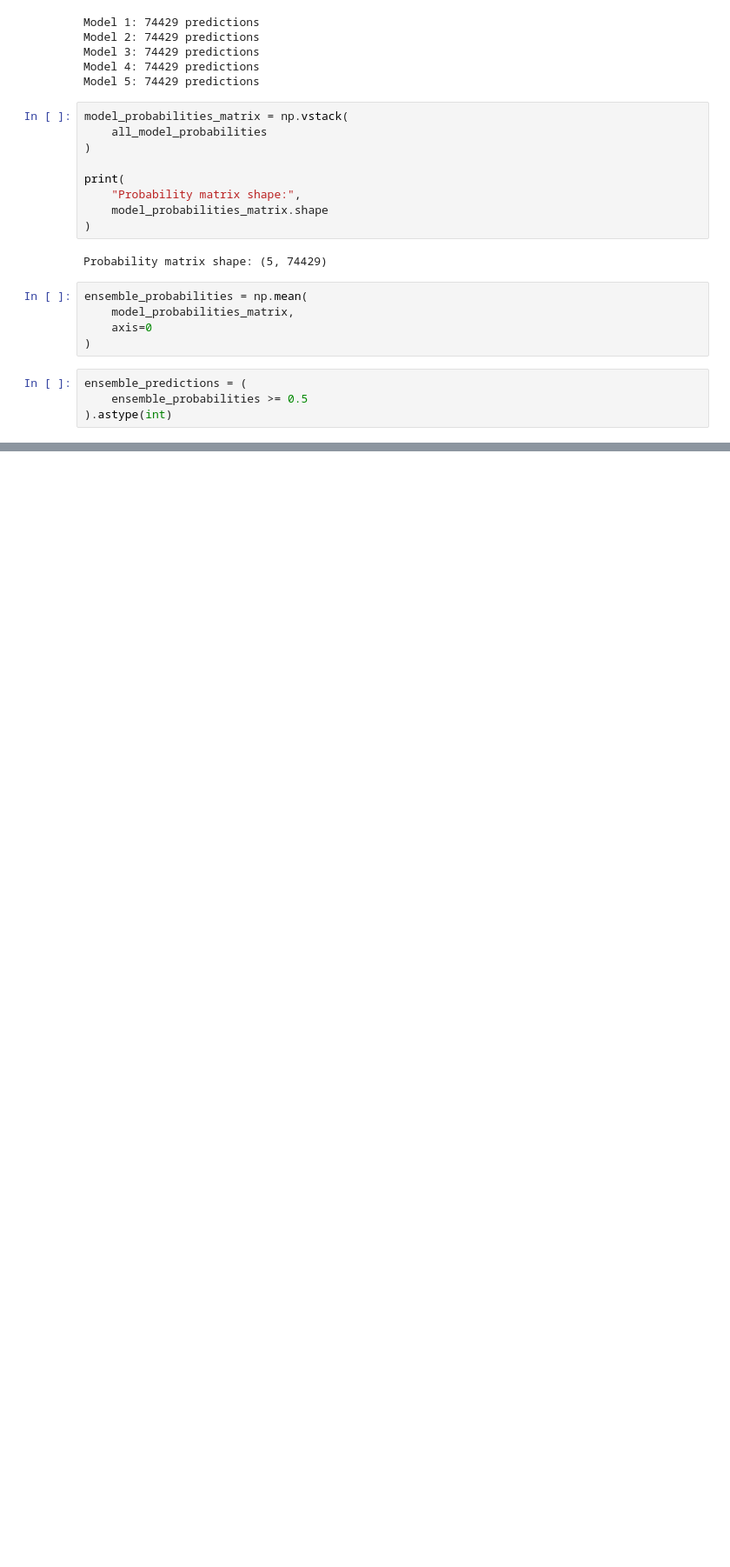
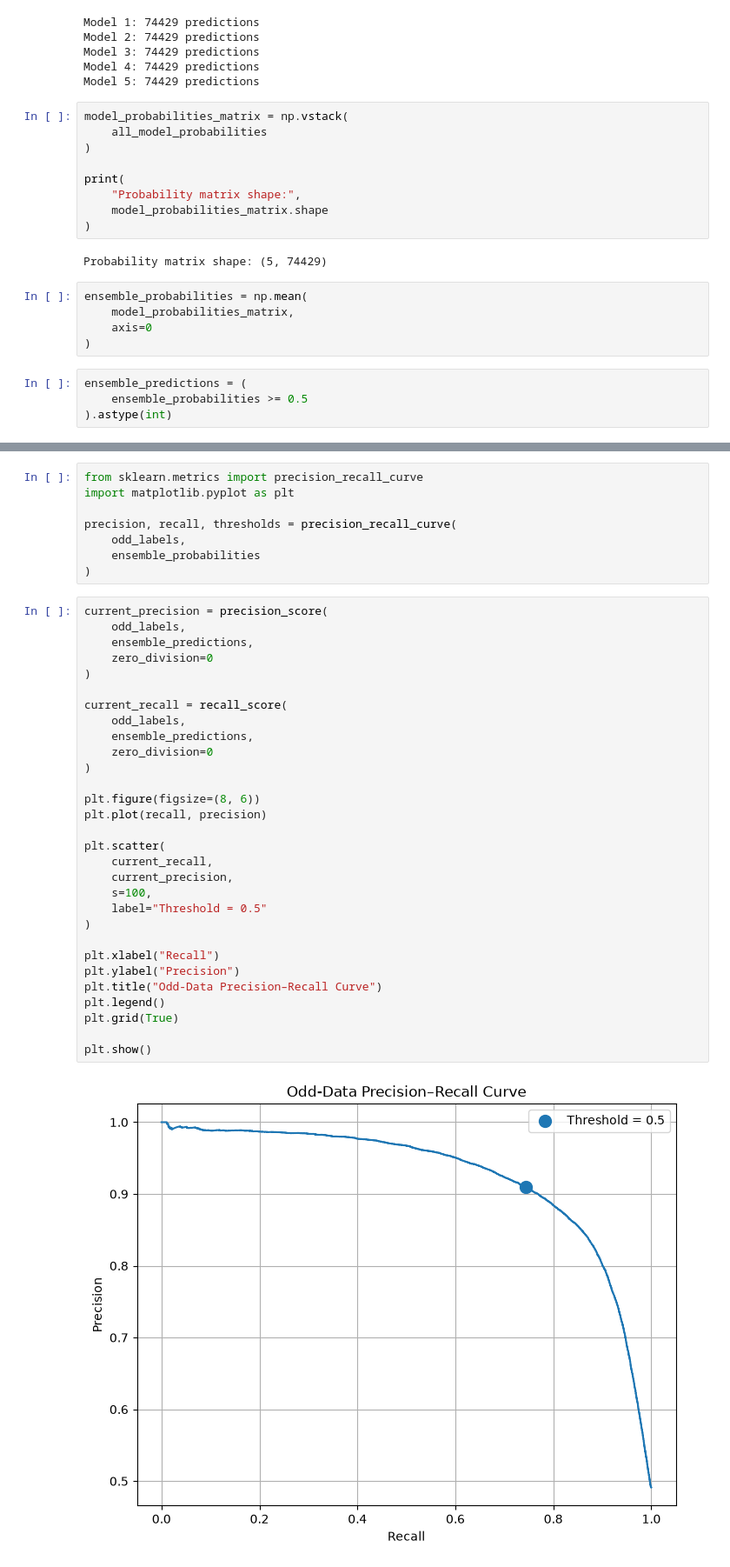
Before and after one commit to AshirSable/FortexAI, a Jupyter notebook: Backend/ml_factory/notebooks/BERT_sheildlm_ODD.ipynb, the cells around one changed output, grey strips where cells are left out. Shown at 87% size. Cells and saved outputs as stored; diff of their text form; blank space fills up the shorter version.

Commit message:
ber_ensemble mini

```diff
--- a/Backend/ml_factory/notebooks/BERT_sheildlm_ODD.ipynb
+++ b/Backend/ml_factory/notebooks/BERT_sheildlm_ODD.ipynb
@@ -344,0 +423,40 @@ PR-AUC   : 0.9158
+# %%
+from sklearn.metrics import precision_recall_curve
+import matplotlib.pyplot as plt
+
+precision, recall, thresholds = precision_recall_curve(
+    odd_labels,
+    ensemble_probabilities
+)
+# %%
+current_precision = precision_score(
+    odd_labels,
+    ensemble_predictions,
+    zero_division=0
+)
+
+current_recall = recall_score(
+    odd_labels,
+    ensemble_predictions,
+    zero_division=0
+)
+
+plt.figure(figsize=(8, 6))
+plt.plot(recall, precision)
+
+plt.scatter(
+    current_recall,
+    current_precision,
+    s=100,
+    label="Threshold = 0.5"
+)
+
+plt.xlabel("Recall")
+plt.ylabel("Precision")
+plt.title("Odd-Data Precision–Recall Curve")
+plt.legend()
+plt.grid(True)
+
+plt.show()
+# %% [output]
+[figure, added]
```
Also changed, not shown: parts of 17 cells of this notebook, 2 other files.
